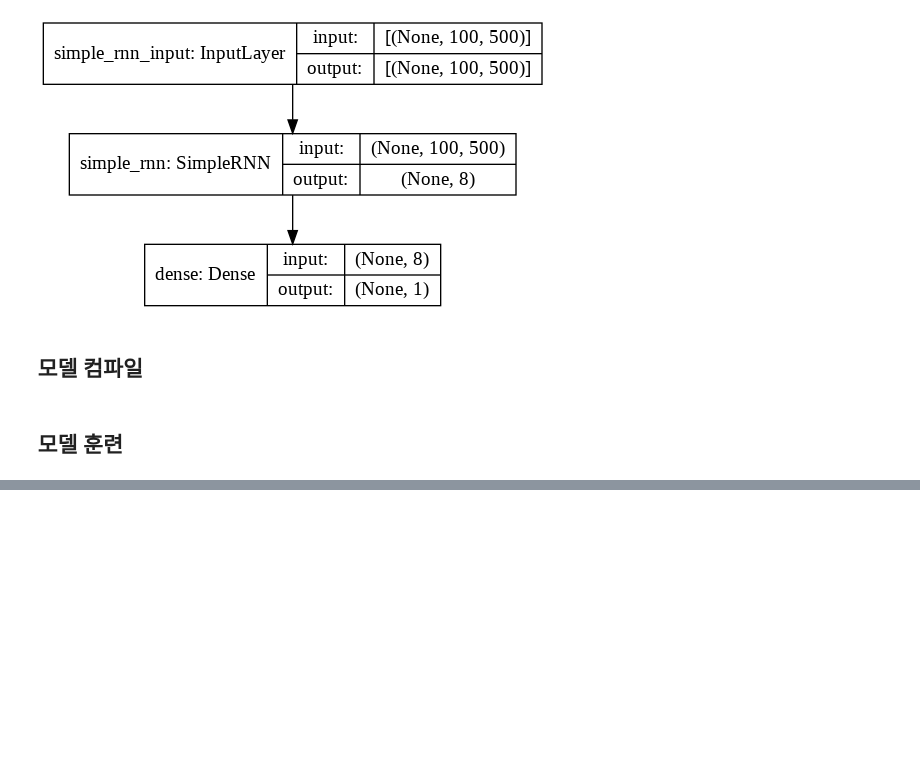
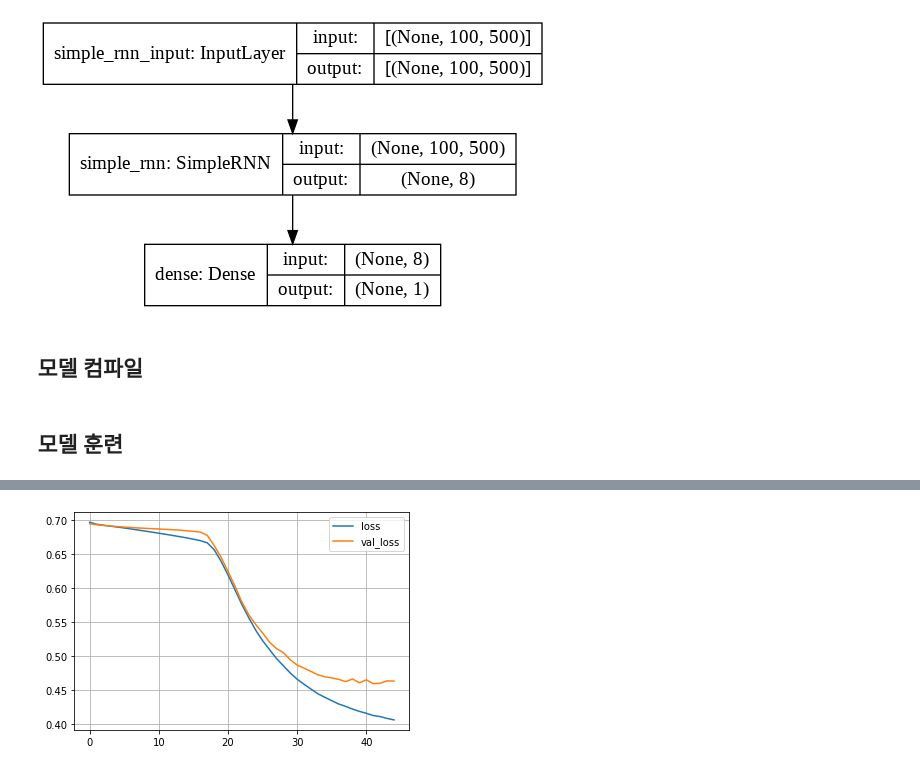
Before and after one commit to JakeOh/202011_itw_bd21, a Jupyter notebook: lab_ml/ml20_rnn.ipynb, the cells around one changed output, grey strips where cells are left out. Cells and saved outputs as stored; diff of their text form; code cells hidden in the pictures; blank space fills up the shorter version.

```diff
--- a/lab_ml/ml20_rnn.ipynb
+++ b/lab_ml/ml20_rnn.ipynb
@@ -481,7 +499,7 @@ model.compile(optimizer=rmsprop, loss='binary_crossentropy', metrics='accuracy')
 # 조기 종료 콜백
 early_stop_cb = keras.callbacks.EarlyStopping(patience=3, restore_best_weights=True)
 # 훈련 단계 저장 콜백
-checkpoint_cb = keras.callbacks.ModelCheckpoint('simplernn_h5', save_best_only=True)
+checkpoint_cb = keras.callbacks.ModelCheckpoint('simplernn.h5', save_best_only=True)
 # 콜백을 적용해서 모델 훈련
 history = model.fit(x_train_1hot, y_train, batch_size=64, epochs=100,
                     callbacks=[early_stop_cb, checkpoint_cb],
@@ -506,0 +525,2 @@ Epoch 13/100
+# %%
+hist = pd.DataFrame(history.history)
@@ -506,0 +536,7 @@ Epoch 13/100
+# %%
+# 손실 곡선
+hist[['loss', 'val_loss']].plot()
+plt.grid()
+plt.show()
+# %% [output]
+[figure, added]
```
Also changed, not shown: parts of 7 cells of this notebook.
